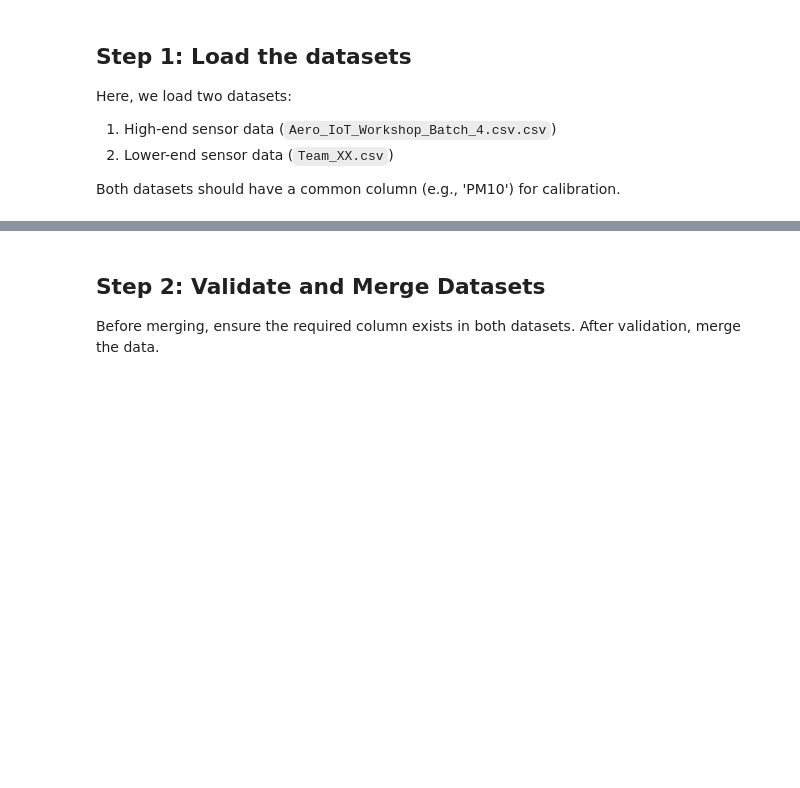
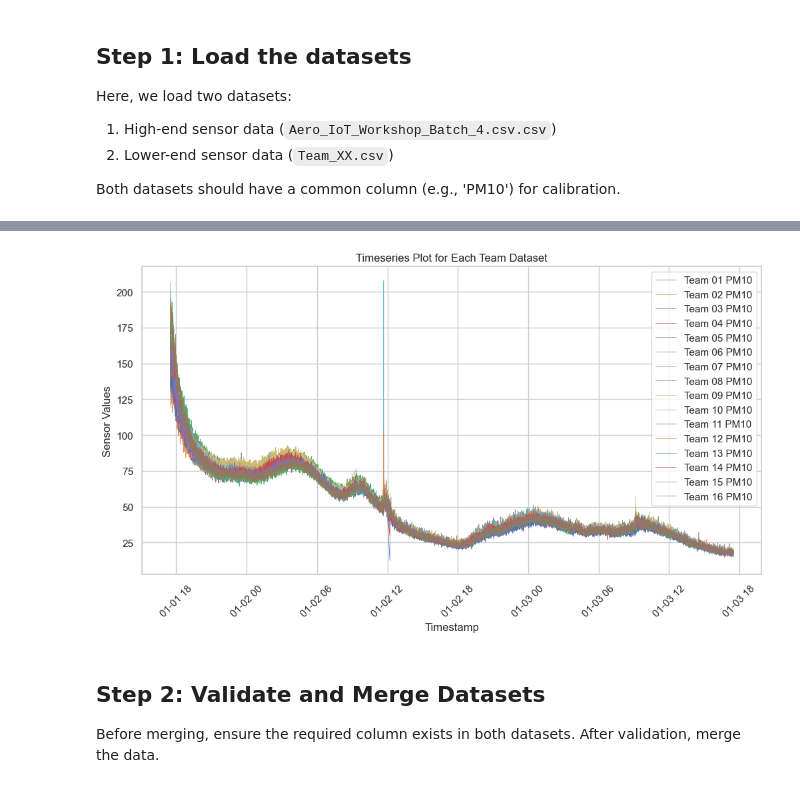
Before and after one commit to likhithkanigolla/Research-Teaser-IoT-ML25, a Jupyter notebook: airquality-calibration/Sensor Calibration Linear Regression.ipynb, the cells around one changed output, grey strips where cells are left out. Drawn from its saved outputs; the diff is of its cells as text; code cells hidden in the pictures; blank space fills up the shorter version.

```diff
--- a/airquality-calibration/Sensor Calibration Linear Regression.ipynb
+++ b/airquality-calibration/Sensor Calibration Linear Regression.ipynb
@@ -44,3 +51,70 @@ sensor_data_3 = pd.read_csv(sensor_data_3_path)
+# %%
+# Load all the Teams datasets
+sensor_data_1 = pd.read_csv('../datasets/Team_01.csv')
+sensor_data_2 = pd.read_csv('../datasets/Team_02.csv')
+sensor_data_3 = pd.read_csv('../datasets/Team_03.csv')
+sensor_data_4 = pd.read_csv('../datasets/Team_04.csv')
+sensor_data_5 = pd.read_csv('../datasets/Team_05.csv')
+sensor_data_6 = pd.read_csv('../datasets/Team_06.csv')
+sensor_data_7 = pd.read_csv('../datasets/Team_07.csv')
+sensor_data_8 = pd.read_csv('../datasets/Team_08.csv')
+sensor_data_9 = pd.read_csv('../datasets/Team_09.csv')
+sensor_data_10 = pd.read_csv('../datasets/Team_10.csv')
+sensor_data_11 = pd.read_csv('../datasets/Team_11.csv')
+sensor_data_12 = pd.read_csv('../datasets/Team_12.csv')
+sensor_data_13 = pd.read_csv('../datasets/Team_13.csv')
+sensor_data_14 = pd.read_csv('../datasets/Team_14.csv')
+sensor_data_15 = pd.read_csv('../datasets/Team_15.csv')
+sensor_data_16 = pd.read_csv('../datasets/Team_16.csv')
+
+# Convert the 'created_at' column to datetime format for each dataset
+sensor_data_1['created_at'] = pd.to_datetime(sensor_data_1['created_at'])
+sensor_data_2['created_at'] = pd.to_datetime(sensor_data_2['created_at'])
+sensor_data_3['created_at'] = pd.to_datetime(sensor_data_3['created_at'])
+sensor_data_4['created_at'] = pd.to_datetime(sensor_data_4['created_at'])
+sensor_data_5['created_at'] = pd.to_datetime(sensor_data_5['created_at'])
+sensor_data_6['created_at'] = pd.to_datetime(sensor_data_6['created_at'])
+sensor_data_7['created_at'] = pd.to_datetime(sensor_data_7['created_at'])
+sensor_data_8['created_at'] = pd.to_datetime(sensor_data_8['created_at'])
+sensor_data_9['created_at'] = pd.to_datetime(sensor_data_9['created_at'])
+sensor_data_10['created_at'] = pd.to_datetime(sensor_data_10['created_at'])
+sensor_data_11['created_at'] = pd.to_datetime(sensor_data_11['created_at'])
+sensor_data_12['created_at'] = pd.to_datetime(sensor_data_12['created_at'])
+sensor_data_13['created_at'] = pd.to_datetime(sensor_data_13['created_at'])
+sensor_data_14['created_at'] = pd.to_datetime(sensor_data_14['created_at'])
+sensor_data_15['created_at'] = pd.to_datetime(sensor_data_15['created_at'])
+sensor_data_16['created_at'] = pd.to_datetime(sensor_data_16['created_at'])
+
+
+# Plot the timeseries for each dataset
+plt.figure(figsize=(12, 6))
+
+# Plot for sensor_data_1
+plt.plot(sensor_data_1['created_at'], sensor_data_1['PM10'], label='Team 01 PM10', linewidth=0.5)
+plt.plot(sensor_data_2['created_at'], sensor_data_2['PM10'], label='Team 02 PM10', linewidth=0.5)
+plt.plot(sensor_data_3['created_at'], sensor_data_3['PM10'], label='Team 03 PM10', linewidth=0.5)
+plt.plot(sensor_data_4['created_at'], sensor_data_4['PM10'], label='Team 04 PM10', linewidth=0.5)
+plt.plot(sensor_data_5['created_at'], sensor_data_5['PM10'], label='Team 05 PM10', linewidth=0.5)
+plt.plot(sensor_data_6['created_at'], sensor_data_6['PM10'], label='Team 06 PM10', linewidth=0.5)
+plt.plot(sensor_data_7['created_at'], sensor_data_7['PM10'], label='Team 07 PM10', linewidth=0.5)
+plt.plot(sensor_data_8['created_at'], sensor_data_8['PM10'], label='Team 08 PM10', linewidth=0.5)
+plt.plot(sensor_data_9['created_at'], sensor_data_9['PM10'], label='Team 09 PM10', linewidth=0.5)
+plt.plot(sensor_data_10['created_at'], sensor_data_10['PM10'], label='Team 10 PM10', linewidth=0.5)
+plt.plot(sensor_data_11['created_at'], sensor_data_11['PM10'], label='Team 11 PM10', linewidth=0.5)
+plt.plot(sensor_data_12['created_at'], sensor_data_12['PM10'], label='Team 12 PM10', linewidth=0.5)
+plt.plot(sensor_data_13['created_at'], sensor_data_13['PM10'], label='Team 13 PM10', linewidth=0.5)
+plt.plot(sensor_data_14['created_at'], sensor_data_14['PM10'], label='Team 14 PM10', linewidth=0.5)
+plt.plot(sensor_data_15['created_at'], sensor_data_15['PM10'], label='Team 15 PM10', linewidth=0.5)
+plt.plot(sensor_data_16['created_at'], sensor_data_16['PM10'], label='Team 16 PM10', linewidth=0.5)
+
+plt.xlabel('Timestamp')
+plt.ylabel('Sensor Values')
+plt.title('Timeseries Plot for Each Team Dataset')
+plt.legend()
+plt.xticks(rotation=45)
+plt.show()
+# %% [output]
+[figure, added]
 # %% [markdown]
 ## Step 2: Validate and Merge Datasets
 
```
Also changed, not shown: parts of 15 cells of this notebook.
